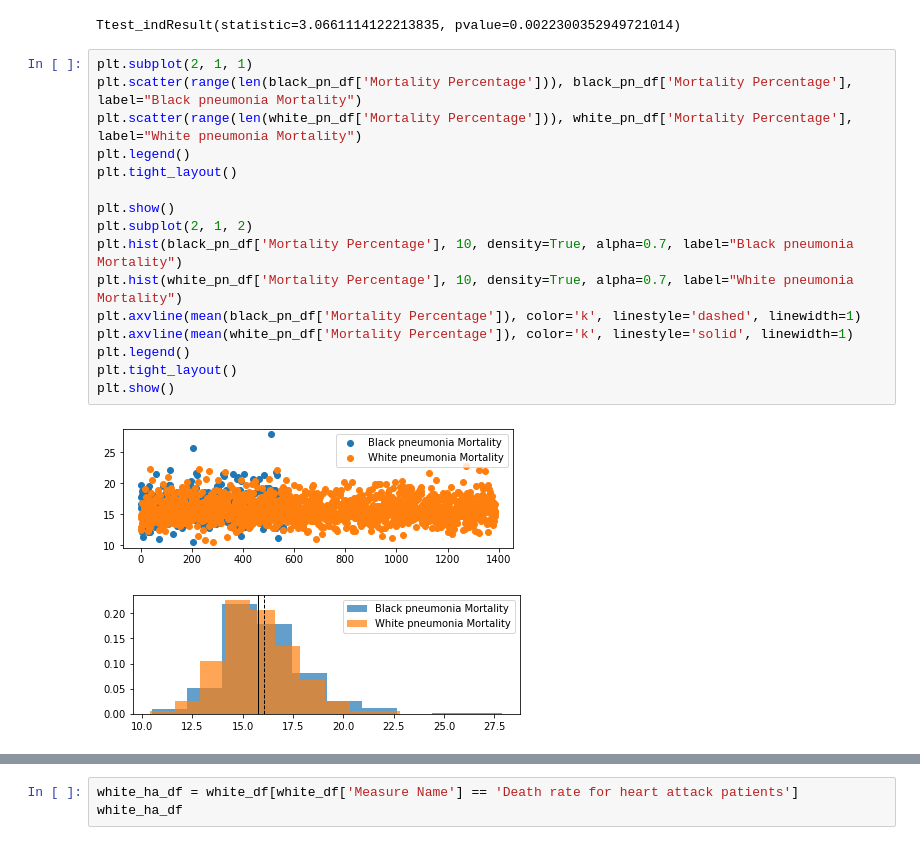
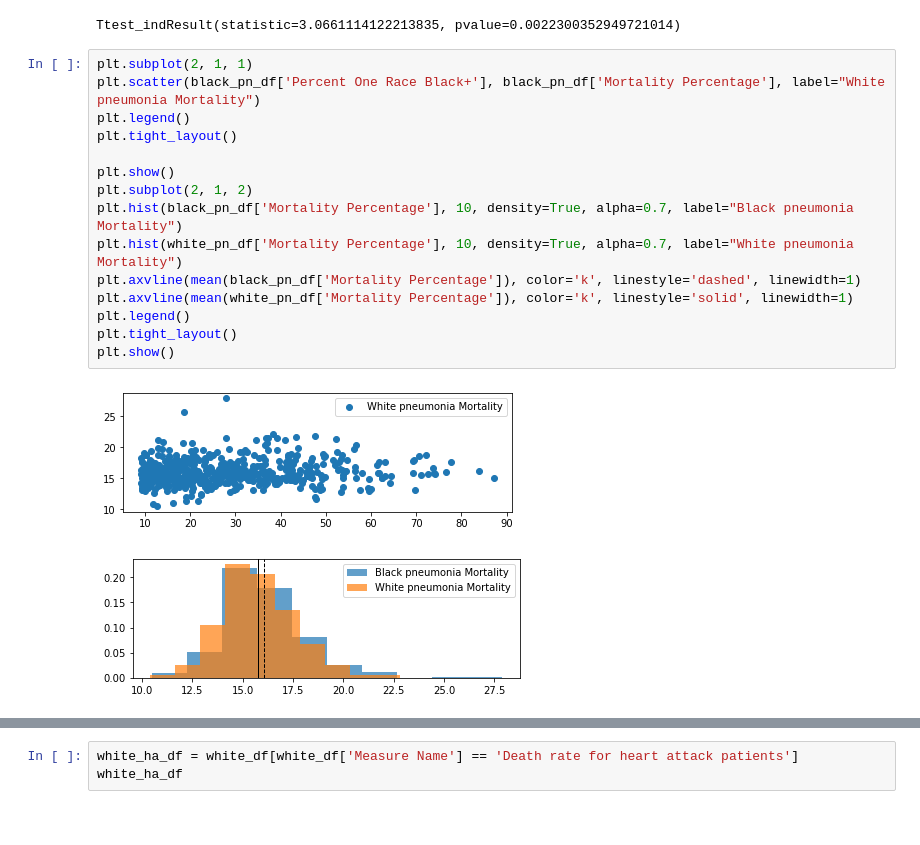
Before and after one commit to fisher1916/healthcare-disparities, a Jupyter notebook: Analysis/Race_vs_Health_Conditions.ipynb, the cells around one changed output, grey strips where cells are left out. Cells and saved outputs as stored; diff of their text form.

```diff
--- a/Analysis/Race_vs_Health_Conditions.ipynb
+++ b/Analysis/Race_vs_Health_Conditions.ipynb
@@ -844,20 +850,19 @@ st.ttest_ind(black_pn_df['Mortality Percentage'], white_pn_df['Mortality Percent
 Ttest_indResult(statistic=3.0661114122213835, pvalue=0.0022300352949721014)
 # %%
 plt.subplot(2, 1, 1)
-plt.scatter(range(len(black_pn_df['Mortality Percentage'])), black_pn_df['Mortality Percentage'], label="Black pneumonia Mortality")
-plt.scatter(range(len(white_pn_df['Mortality Percentage'])), white_pn_df['Mortality Percentage'], label="White pneumonia Mortality")
+plt.scatter(black_pn_df['Percent One Race Black+'], black_pn_df['Mortality Percentage'], label="White pneumonia Mortality")
 plt.legend()
 plt.tight_layout()
 
 plt.show()
 plt.subplot(2, 1, 2)
 plt.hist(black_pn_df['Mortality Percentage'], 10, density=True, alpha=0.7, label="Black pneumonia Mortality")
 plt.hist(white_pn_df['Mortality Percentage'], 10, density=True, alpha=0.7, label="White pneumonia Mortality")
 plt.axvline(mean(black_pn_df['Mortality Percentage']), color='k', linestyle='dashed', linewidth=1)
 plt.axvline(mean(white_pn_df['Mortality Percentage']), color='k', linestyle='solid', linewidth=1)
 plt.legend()
 plt.tight_layout()
 plt.show()
 # %% [output]
-[figure, old version]
+[figure, new version]
 [figure]
```
Also changed, not shown: parts of 7 cells of this notebook.
